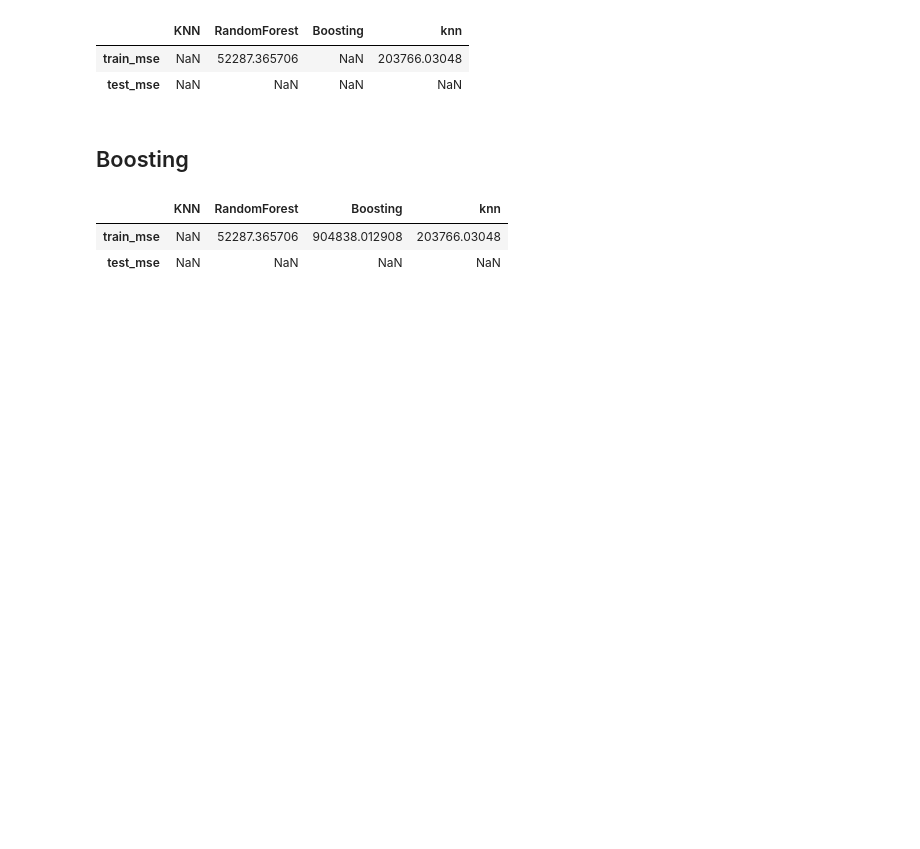
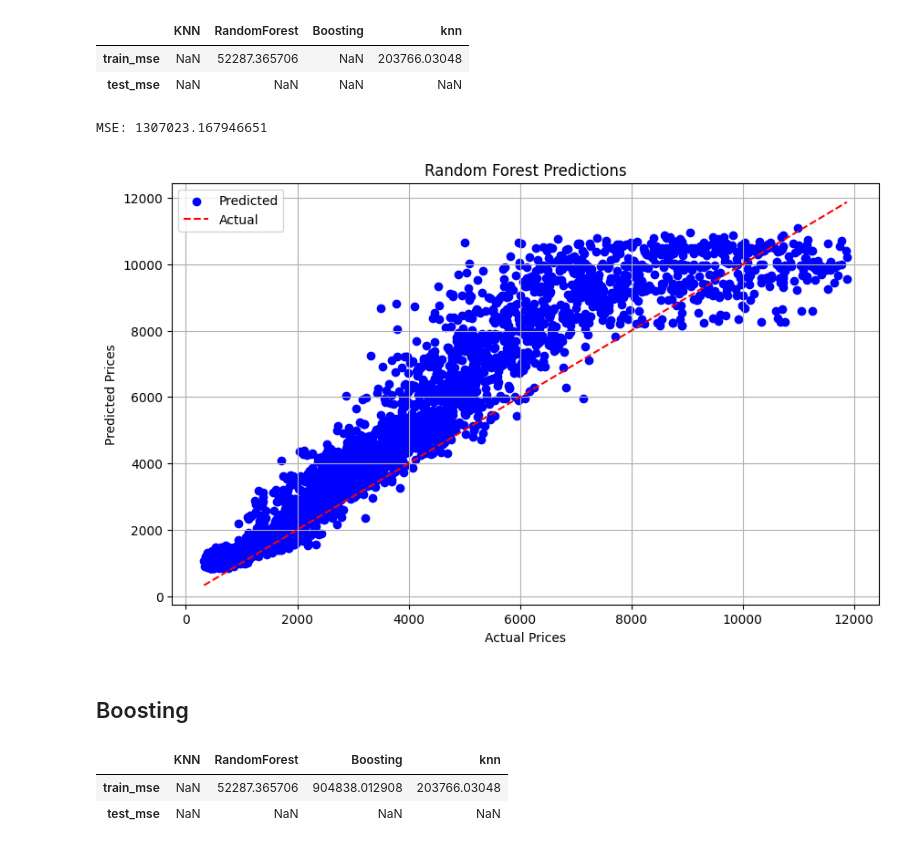
Before and after one commit to 337ubaid/dicoding-ml-terapan, a Jupyter notebook: predictive-analytics/diamond-predict.ipynb, the cells around one changed output. Cells and saved outputs as stored; diff of their text form; code cells hidden in the pictures; blank space fills up the shorter version.

```diff
--- a/predictive-analytics/diamond-predict.ipynb
+++ b/predictive-analytics/diamond-predict.ipynb
@@ -369,6 +518,30 @@ models
 |  | KNN | RandomForest | Boosting | knn |
 | train_mse | NaN | 52287.365706 | NaN | 203766.03048 |
 | test_mse | NaN | NaN | NaN | NaN |
+# %%
+rf = RandomForestRegressor(n_estimators=100, random_state=42)
+rf.fit(X_train, y_train)
+
+# Prediksi harga dengan data testing
+y_pred = rf.predict(X_test)
+
+# Hitung MSE
+mse = mean_squared_error(y_test, y_pred)
+print(f'MSE: {mse}')
+
+# Visualisasikan hasil prediksi versus harga asli
+plt.figure(figsize=(10, 6))
+plt.scatter(y_test, y_pred, color='blue', label='Predicted')
+plt.plot([min(y_test), max(y_test)], [min(y_test), max(y_test)], color='red', linestyle='--', label='Actual')
+plt.title('Random Forest Predictions')
+plt.xlabel('Actual Prices')
+plt.ylabel('Predicted Prices')
+plt.legend()
+plt.grid(True)
+plt.show()
+# %% [output]
+MSE: 1307023.167946651
+[figure, added]
 # %% [markdown]
 ## Boosting
 # %%
```
Also changed, not shown: parts of 33 cells of this notebook.
